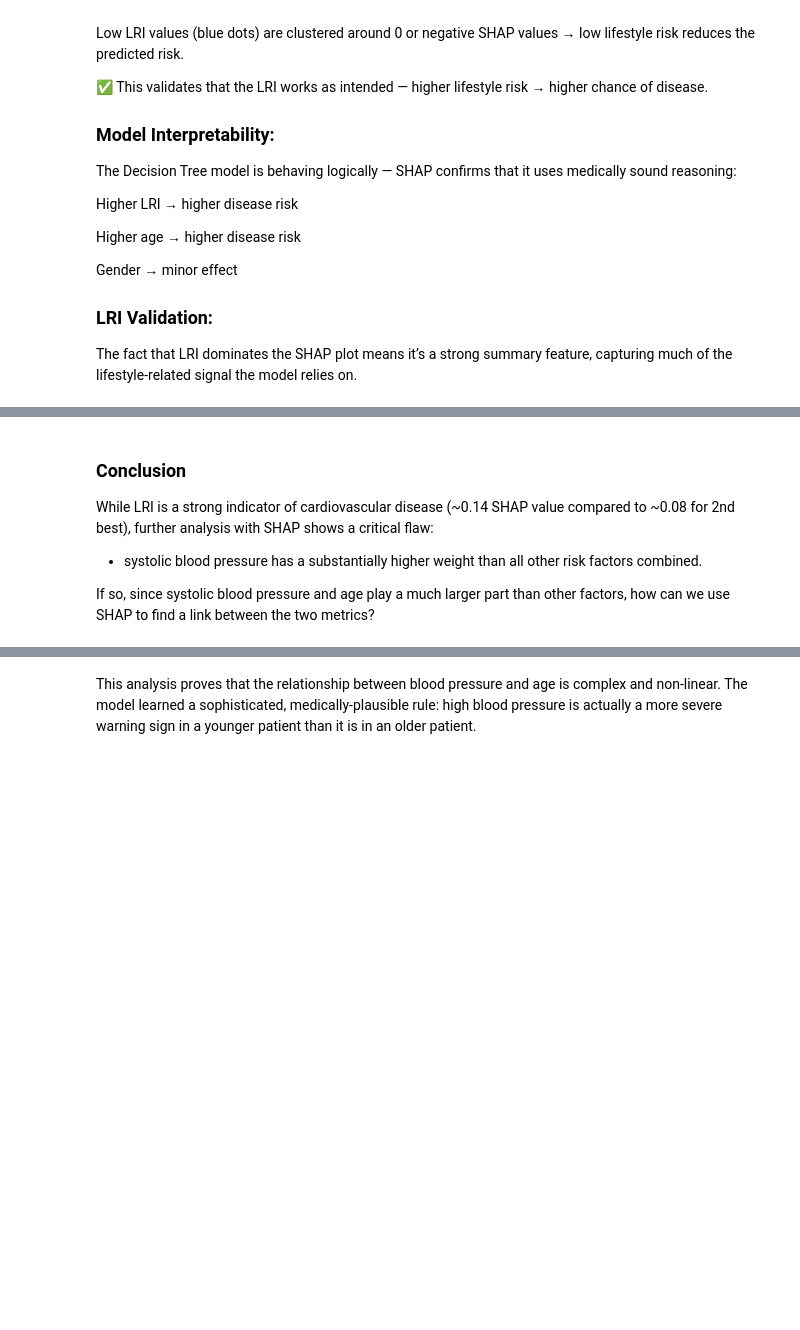
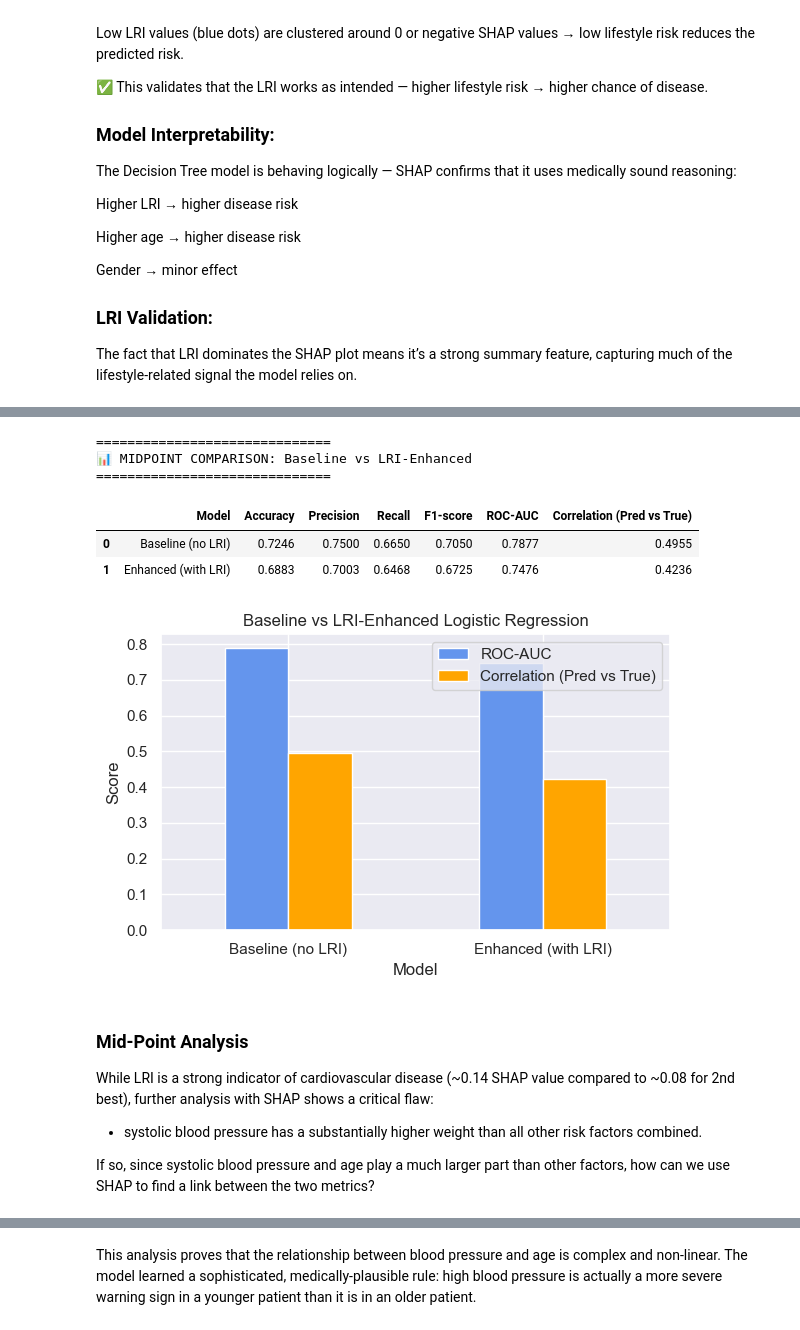
Before and after one commit to DCHAI003/IE0005, a Jupyter notebook: CardioVascular.ipynb, the cells around one changed output, grey strips where cells are left out. Drawn from its saved outputs; the diff is of its cells as text; code cells hidden in the pictures; blank space fills up the shorter version.

```diff
--- a/CardioVascular.ipynb
+++ b/CardioVascular.ipynb
@@ -540,5 +557,57 @@ plt.show()
+# %%
+# --- MIDPOINT ANALYSIS: Baseline vs LRI-Enhanced Logistic Regression ---
+
+print("\n==============================")
+print("📊 MIDPOINT COMPARISON: Baseline vs LRI-Enhanced")
+print("==============================")
+
+# --- 1. Compute metrics for both models ---
+prec_base, rec_base, f1_base, _ = precision_recall_fscore_support(y_test, y_pred_base, average="binary")
+prec_enh, rec_enh, f1_enh, _ = precision_recall_fscore_support(y_test, y_pred_enh, average="binary")
+
+acc_base = accuracy_score(y_test, y_pred_base)
+acc_enh  = accuracy_score(y_test, y_pred_enh)
+
+# --- 2. Compute ROC-AUC scores (already done above, reused here) ---
+# roc_base and roc_enh come from previous cells
+
+# --- 3. Compute correlation between predicted probabilities and actual outcomes ---
+corr_base = pd.DataFrame({'y_true': y_test, 'y_pred': y_prob_base}).corr().iloc[0, 1]
+corr_enh  = pd.DataFrame({'y_true': y_test, 'y_pred': y_prob_enh}).corr().iloc[0, 1]
+
+# --- 4. Build midpoint comparison DataFrame ---
+midpoint_df = pd.DataFrame({
+    'Model': ['Baseline (no LRI)', 'Enhanced (with LRI)'],
+    'Accuracy': [acc_base, acc_enh],
+    'Precision': [prec_base, prec_enh],
+    'Recall': [rec_base, rec_enh],
+    'F1-score': [f1_base, f1_enh],
+    'ROC-AUC': [roc_base, roc_enh],
+    'Correlation (Pred vs True)': [corr_base, corr_enh]
+})
+
+# --- 5. Display neatly ---
+display(midpoint_df.round(4))
+
+# --- 6. Optional: Visualize improvement ---
+midpoint_df.set_index('Model')[['ROC-AUC', 'Correlation (Pred vs True)']].plot(
+    kind='bar', figsize=(6,4), color=['#6495ED','#FFA500'],
+    title='Baseline vs LRI-Enhanced Logistic Regression'
+)
+plt.ylabel('Score')
+plt.xticks(rotation=0)
+plt.tight_layout()
+plt.show()
+# %% [output]
+==============================
+📊 MIDPOINT COMPARISON: Baseline vs LRI-Enhanced
+==============================
+|  | Model | Accuracy | Precision | Recall | F1-score | ROC-AUC | Correlation (Pred vs True) |
+| 0 | Baseline (no LRI) | 0.7246 | 0.7500 | 0.6650 | 0.7050 | 0.7877 | 0.4955 |
+| 1 | Enhanced (with LRI) | 0.6883 | 0.7003 | 0.6468 | 0.6725 | 0.7476 | 0.4236 |
+[figure, added]
 # %% [markdown]
-### Conclusion
+### Mid-Point Analysis
 While LRI is a strong indicator of cardiovascular disease (~0.14 SHAP value compared to ~0.08 for 2nd best), further analysis with SHAP shows a critical flaw:
 - systolic blood pressure has a substantially higher weight than all other risk factors combined.
 
```
Also changed, not shown: parts of 10 cells of this notebook.
